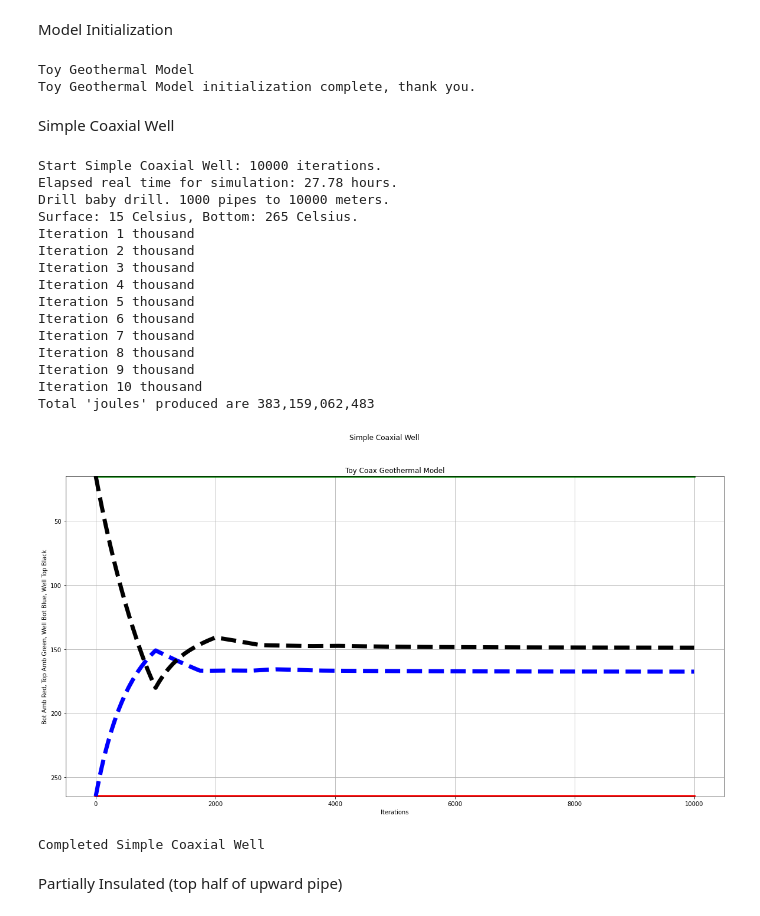
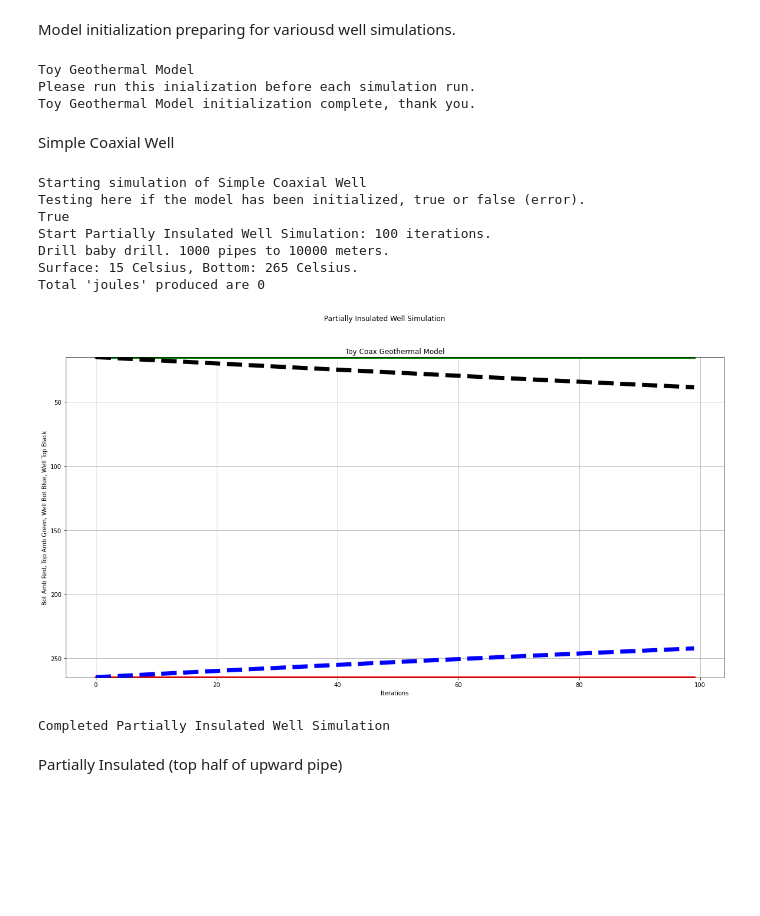
Before and after one commit to BobMetcalfe/GEO, a Jupyter notebook: CoaxGEO.ipynb, the cells around one changed output. Saved outputs shown, nothing was run; the diff lists cells and outputs as text; code cells hidden in the pictures; blank space fills up the shorter version.

```diff
--- a/CoaxGEO.ipynb
+++ b/CoaxGEO.ipynb
@@ -33,8 +33,8 @@ The basic model is a PipeString, a list of pipes concatenated to form a closed-l
 The model simulates water circulating through these pipes in a series of iterations, each iteration including an AOI temperature update to the contents of each pipe and a fluid flow through the pipes, one pipe per iteration.
 
 The goal is to send water down the PipeString and bring it back up hot enough to harvest heat to produce electricity.
-# %% [markdown]
-Model Initialization
+# %% [markdown]
+Model initialization preparing for variousd well simulations.
 # %%
 ### Run initializatin code here before any simulations
 # Here we bring in some Python programming resources.
@@ -46,7 +46,6 @@ import numpy as np
 from matplotlib import pyplot as plt
 
 # Here are important variables to be global. Not all are used yet.
-global Initialized # Model initialization, before all simulations
 global NumberOfIterations, NumberOfPipes, LengthOfPipe, PipeString
 global DepthOfWell, BottomTemperature, TopTemperature, LoopTime
 global History
@@ -65,6 +64,7 @@ def say(s):
         os.system('say ' + s)
         print(s)
 say("Toy Geothermal Model")
+say("Please run this inialization before each simulation run.")
 
 # Here we bring in some physical parameters of planet Earth.
 # Note we sometimes show the units in brackets, like ""[C/m]"" for degrees Celsius per meter.
@@ -89,7 +89,7 @@ FluidThermalConductivity = WaterThermalConductivity = 0.6 # [W/mC]
 
 # Here we specify the coaxial pipes with which we are going to drill
 # Volume of inner and outer pipes is equal for now
-NumberOfPipes = 1000 # [n]
+NumberOfPipes = 100 # [n]
 LengthOfPipe = 10.0 # [m]
 DepthOfWell = NumberOfPipes * LengthOfPipe # [m] Assumes we are drilling straight down, vertical well
 BottomTemperature = AmbientTemperature(DepthOfWell)
@@ -116,28 +116,28 @@ if round(InnerVolume,4) != round(OuterVolume,4):
 
 say("Toy Geothermal Model initialization complete, thank you.")
 
-Initialized = True
-def CheckInitialized():
-    try:
-        Initialized
-    except NameError:
-        say("Please initiaqlize model before running simulations.")
-        sys.exit(1)
+global initialized
+initialized = True
+
+def simulationStart(titlestring):
+    say("Starting simulation of " + titlestring)
+
+    global initialized
+    print("Testing here if the model has been initialized, true or false (error).")
+    print(initialized)
+    del initialized
 # %% [output]
 Toy Geothermal Model
+Please run this inialization before each simulation run.
 Toy Geothermal Model initialization complete, thank you.
 # %% [markdown]
 Simple Coaxial Well
 # %%
-titlestring = "Simple Coaxial Well"
+simulationStart("Simple Coaxial Well")
 
-CheckInitialized()
-
-NumberOfIterations = 10000
-SimulationHours = (NumberOfIterations * IterationTime) / 3600.0
+NumberOfIterations = 100
 
 say("Start " + titlestring + ": " + str(NumberOfIterations) + " iterations.")
-say("Elapsed real time for simulation: " + str(round(SimulationHours,2)) + " hours.")
 
 ##########
 
@@ -312,48 +312,40 @@ def IterationPlot(suptitletext=''):
     f = plt.figure(figsize=(20,10))
     plt.plot(plotIterations, plotBottomAmbient, color='red', linestyle='solid', linewidth = 5)
     plt.plot(plotIterations, plotTopAmbient, color='green', linestyle='solid', linewidth = 5)
     plt.plot(plotIterations, plotWellBottom, color='blue', linestyle='dashed', linewidth = 7)
     plt.plot(plotIterations, plotWellTop, color='black', linestyle='dashed', linewidth = 7)
 
     plt.xlabel('Iterations')
     plt.ylabel('Bot Amb Red, Top Amb Green, Well Bot Blue, Well Top Black')
     plt.title("Toy Coax Geothermal Model")
     plt.suptitle(suptitletext)
     plt.grid(True)
     plt.ylim(BottomTemperature,TopTemperature)
     plt.show()
 
 ##########
 
 Initialize()
 
 for iteration in range(NumberOfIterations): # iteration on thermo update
     AOI() # Update inner and outer temps from AOI
     Flow() # Move working fluid one pipe along, up, down, and around
     if ((iteration%1000) == 999):
             thousands = str((iteration+1)//1000)
             say("Iteration " + thousands + " thousand")
 
 IterationPlot(titlestring)
 say("Completed " + titlestring)
 # %% [output]
-Start Simple Coaxial Well: 10000 iterations.
-Elapsed real time for simulation: 27.78 hours.
+Starting simulation of Simple Coaxial Well
+Testing here if the model has been initialized, true or false (error).
+True
+Start Partially Insulated Well Simulation: 100 iterations.
 Drill baby drill. 1000 pipes to 10000 meters.
 Surface: 15 Celsius, Bottom: 265 Celsius.
-Iteration 1 thousand
-Iteration 2 thousand
-Iteration 3 thousand
-Iteration 4 thousand
-Iteration 5 thousand
-Iteration 6 thousand
-Iteration 7 thousand
-Iteration 8 thousand
-Iteration 9 thousand
-Iteration 10 thousand
-Total 'joules' produced are 383,159,062,483
+Total 'joules' produced are 0
-[figure, old version]
+[figure, new version]
-Completed Simple Coaxial Well
+Completed Partially Insulated Well Simulation
 # %% [markdown]
 Partially Insulated (top half of upward pipe)
 # %%
```
Also changed, not shown: parts of 4 cells of this notebook.
